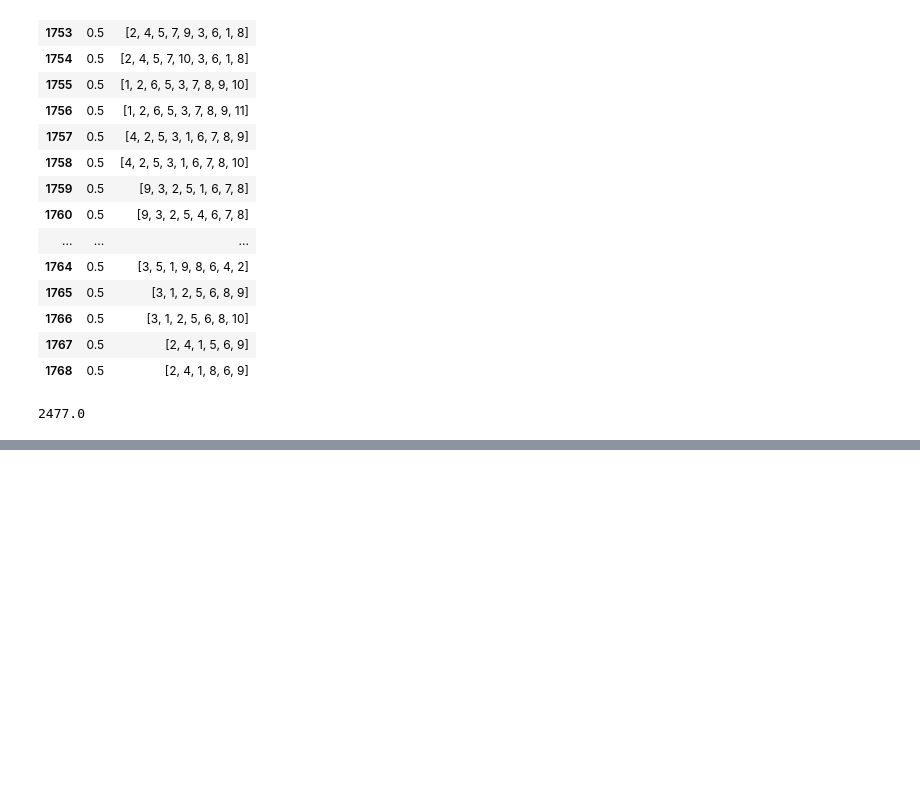
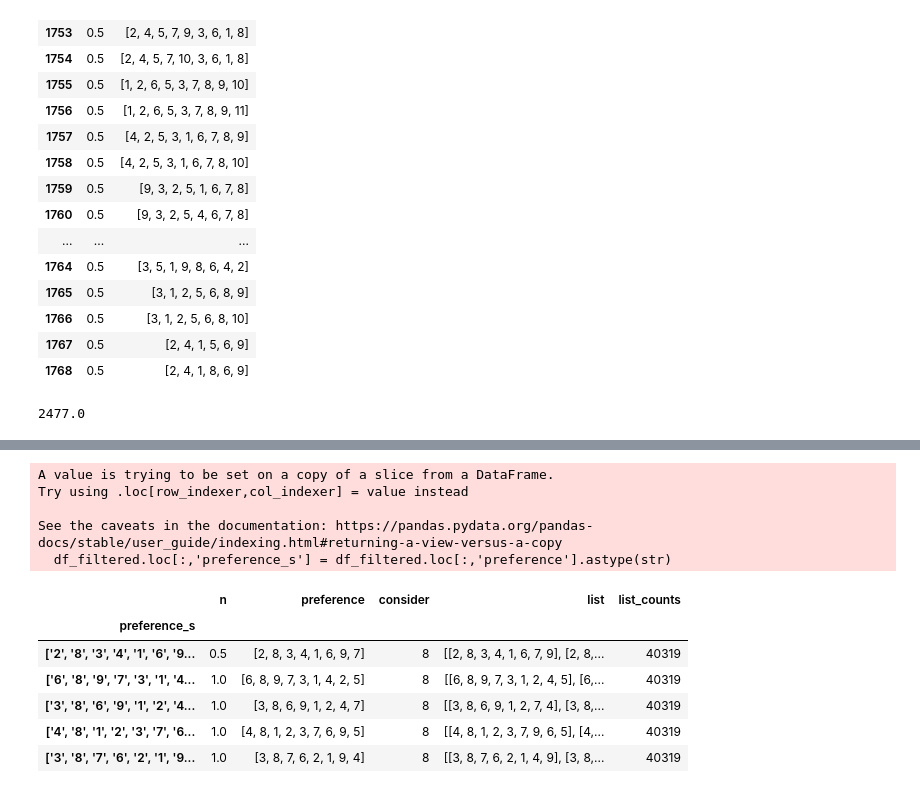
Before and after one commit to juanluislopez24/CSC_homework_3_group4, a Jupyter notebook: STV.ipynb, the cells around one changed output, grey strips where cells are left out. Drawn from its saved outputs; the diff is of its cells as text; code cells hidden in the pictures; blank space fills up the shorter version.

```diff
--- a/STV.ipynb
+++ b/STV.ipynb
@@ -138,0 +257,3 @@ Reached a decision
+# %%
+df_filtered = df_filtered[df_filtered['consider'] == 8]
+df_filtered
@@ -138,0 +267,19 @@ Reached a decision
+# %%
+df_filtered.loc[:,'preference_s'] = df_filtered.loc[:,'preference'].astype(str)
+# %% [output]
+A value is trying to be set on a copy of a slice from a DataFrame.
+Try using .loc[row_indexer,col_indexer] = value instead
+
+See the caveats in the documentation: https://pandas.pydata.org/pandas-docs/stable/user_guide/indexing.html#returning-a-view-versus-a-copy
+  df_filtered.loc[:,'preference_s'] = df_filtered.loc[:,'preference'].astype(str)
+# %%
+df_filtered = df_filtered.set_index('preference_s')
+df_filtered
+# %% [output]
+|  | n | preference | consider | list | list_counts |
+| preference_s |  |  |  |  |  |
+| ['2', '8', '3', '4', '1', '6', '9... | 0.5 | [2, 8, 3, 4, 1, 6, 9, 7] | 8 | [[2, 8, 3, 4, 1, 6, 7, 9], [2, 8,... | 40319 |
+| ['6', '8', '9', '7', '3', '1', '4... | 1.0 | [6, 8, 9, 7, 3, 1, 4, 2, 5] | 8 | [[6, 8, 9, 7, 3, 1, 2, 4, 5], [6,... | 40319 |
+| ['3', '8', '6', '9', '1', '2', '4... | 1.0 | [3, 8, 6, 9, 1, 2, 4, 7] | 8 | [[3, 8, 6, 9, 1, 2, 7, 4], [3, 8,... | 40319 |
+| ['4', '8', '1', '2', '3', '7', '6... | 1.0 | [4, 8, 1, 2, 3, 7, 6, 9, 5] | 8 | [[4, 8, 1, 2, 3, 7, 9, 6, 5], [4,... | 40319 |
+| ['3', '8', '7', '6', '2', '1', '9... | 1.0 | [3, 8, 7, 6, 2, 1, 9, 4] | 8 | [[3, 8, 7, 6, 2, 1, 4, 9], [3, 8,... | 40319 |
```
Also changed, not shown: parts of 20 cells of this notebook.
